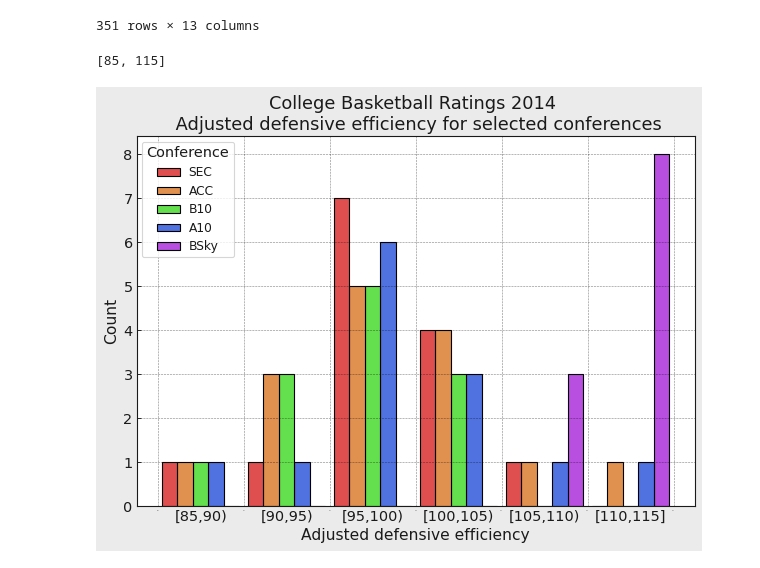
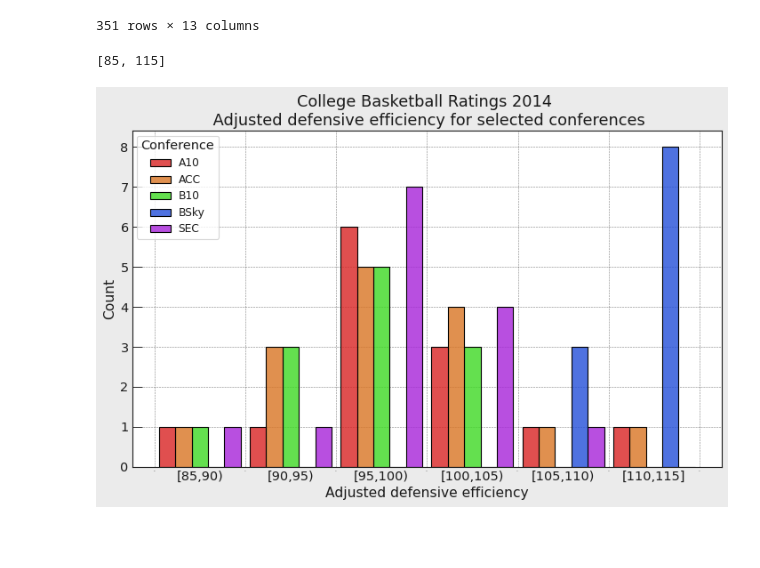
Before and after one commit to PhilKofoed/AMAS2023, a Jupyter notebook: Philip/Problemset 1/Problemset1.ipynb, the cells around one changed output. Cells and saved outputs as stored; diff of their text form; code cells hidden in the pictures; blank space fills up the shorter version.

```diff
--- a/Philip/Problemset 1/Problemset1.ipynb
+++ b/Philip/Problemset 1/Problemset1.ipynb
@@ -88,32 +86,36 @@ display(data_2014)
 # %%
 conf_interest = ["ACC", "SEC", "B10", "BSky", "A10"]
 conf_mask_2014 = [conf in conf_interest for conf in data_2014["Conf"]]
-data_2014_confselect = data_2014.iloc[conf_mask_2014]
+data_2014_confselect = data_2014.iloc[conf_mask_2014].sort_values(by = "Conf")
 # sns.set_palette(sns.color_palette(plt.get_cmap))
 fig, ax = plt.subplots()
 # print(plt.prop_cycle())
 binwidth = 5
 datarange = [np.min(data_2014_confselect["AdjD"].to_numpy(dtype=np.float64)), np.max(data_2014_confselect["AdjD"].to_numpy(dtype=np.float64))]
 binrange = [int(datarange[0] - datarange[0]%binwidth), int(datarange[1] + (binwidth - datarange[1]%binwidth))]
 print(binrange)
 plot1 = sns.histplot(x = "AdjD", data = data_2014_confselect, hue = "Conf", binwidth=binwidth, binrange=binrange, multiple = "dodge", ax = ax,  shrink = 0.9, alpha = 0.8)
 ticks_pos = [edge + binwidth/2 for edge in range(*binrange, binwidth)]
 ticks_name = [f"[{edge:.0f},{edge+binwidth:.0f})" for edge in range(*binrange, binwidth)]
 ticks_name[-1] = ticks_name[-1].replace(")", "]")
 ax.set_xticks(ticks_pos, minor = True)
 ax.set_xticklabels(ticks_name, minor = True)
-ax.tick_params(axis = "x", which = "minor", length = 0)
+ax.tick_params(axis = "both", which = "minor", length = 0)
 ax.tick_params(axis = "x", which = "major", labelsize = 0, length = 0)
 ax.set(xlabel = "Adjusted defensive efficiency", title = "College Basketball Ratings 2014 \n Adjusted defensive efficiency for selected conferences")
 # ax.grid(False, axis = "x")
 # ax.xaxis.set_tick_params(width = 55, color = "k", size = 1.5)
 # ax.xaxis.set_ticks_position("bottum")
 ax.legend_.set_title("Conference")
 plt.setp(ax.get_legend().get_title(), fontsize='13')
 plt.setp(ax.get_legend().get_texts(), fontsize='11')
+
+ax.set_axisbelow(True)
+
+fig.tight_layout()
 plt.savefig("AdjD_plot.png")
 # ax.legend_.set_title_fontsize(12)
 # plt.legend(labels = plot1.legend_.texts, title = "Conference", title_fontsize = 10)
 # %% [output]
 [85, 115]
-[figure, old version]
+[figure, new version]
```
Also changed, not shown: parts of 8 cells of this notebook, 8 other files.
